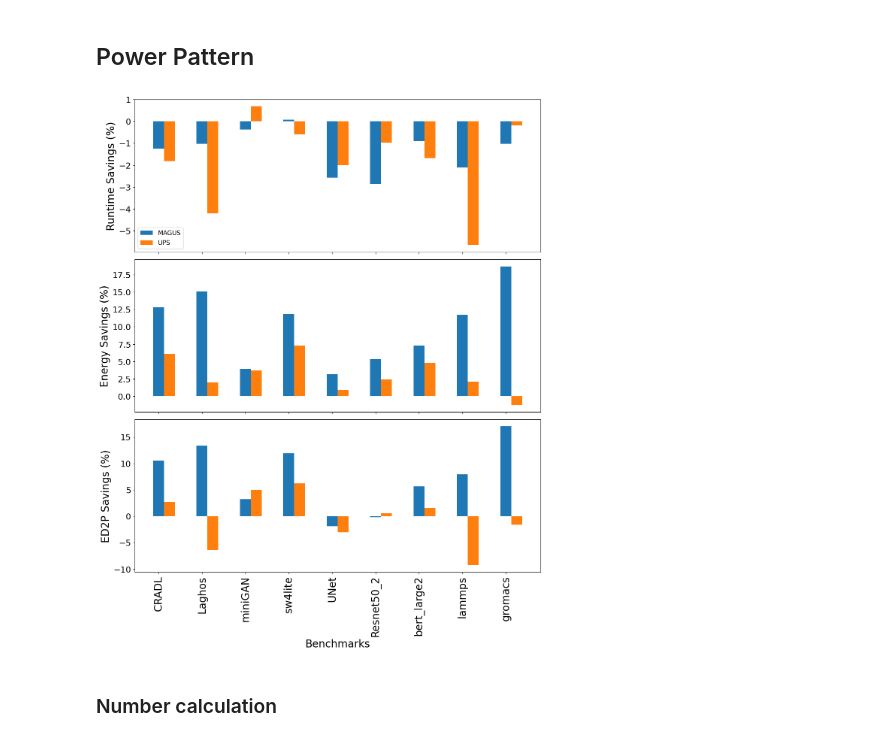
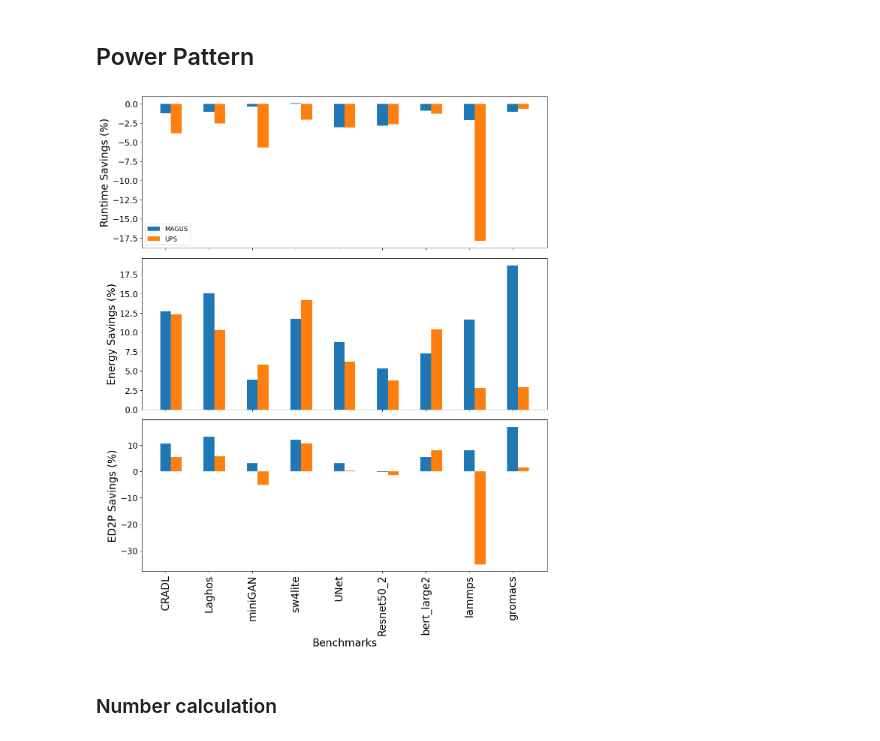
Before and after one commit to zzheng33/power, a Jupyter notebook: GPGPU/data/uncore_fs.ipynb, the cells around one changed output. Drawn from its saved outputs; the diff is of its cells as text; code cells hidden in the pictures.

```diff
--- a/GPGPU/data/uncore_fs.ipynb
+++ b/GPGPU/data/uncore_fs.ipynb
@@ -704,18 +704,18 @@ plot_memory_throughput(mem_tps_dir_max,mem_tps_dir_min,mem_tps_dir_dynamic,"wher
 # %%
 benchmarks = ['CRADL', 'Laghos', 'miniGAN', 'sw4lite','UNet','Resnet50_2','bert_large2','lammps','gromacs']
 
 # Directories
 baseline_dir = "./ecp_power_res/no_power_shift/max_uncore/"
 min_uncore_dir = "./ecp_power_res/no_power_shift/min_uncore/"
 dynamic_uncore_dir = "./ecp_power_res/no_power_shift/dynamic_uncore/"
-ups_uncore_dir = "./ecp_power_res/no_power_shift/ups_uncore/"
+ups_uncore_dir = "./ecp_power_res/no_power_shift/ups_uncore/old/"
 
 runtimes_savings, energy_savings, edp_savings = calculate_savings_percentage(benchmarks,
                                                 baseline_dir, min_uncore_dir, dynamic_uncore_dir,ups_uncore_dir)
 # Plot combined runtime and energy savings
 plot_combined_bars_savings(runtimes_savings, energy_savings, edp_savings, benchmarks, ['Min Uncore Freq', 'MAGUS','UPS'],"ECP_saving")
 # %% [output]
-[figure, old version]
+[figure, new version]
 # %% [markdown]
 ### Number calculation
 # %%
```
Also changed, not shown: parts of 1 cell of this notebook, 13 other files.
